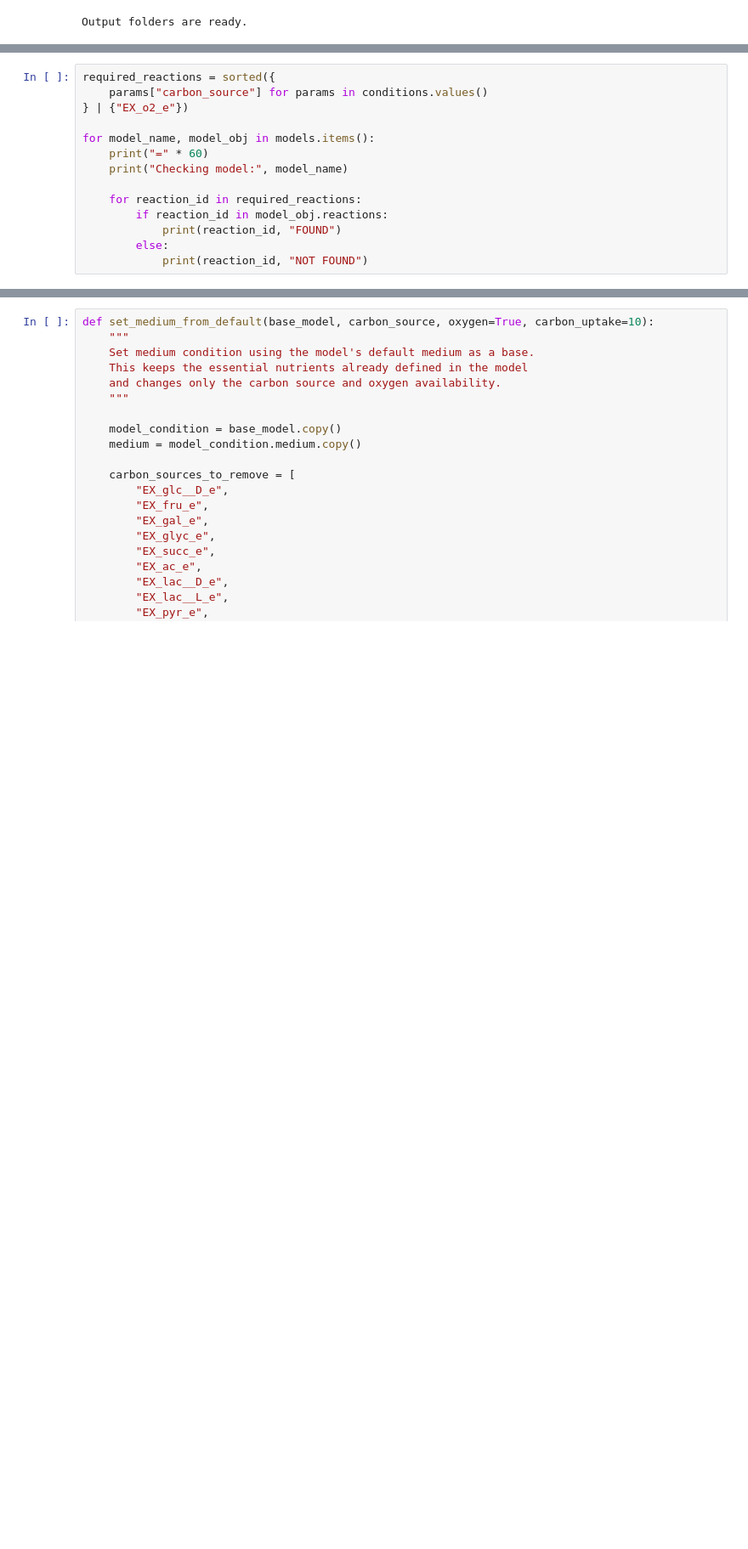
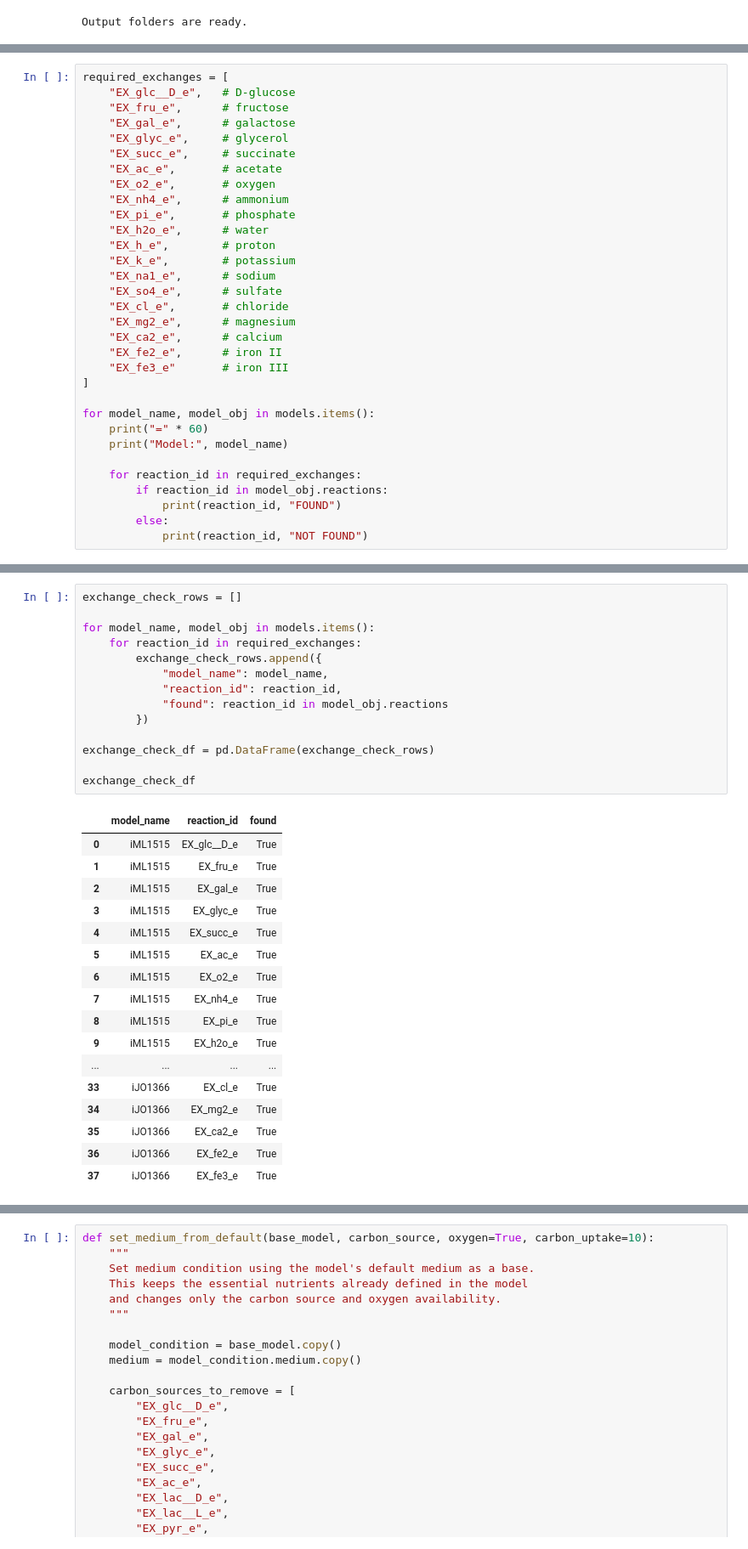
Before and after one commit to kikizippi/fluxomics-2026, a Jupyter notebook: 03_ecoli_model_comparison_iML1515_iJO1366.ipynb, the cells around one changed output, grey strips where cells are left out. Shown at 85% size. Drawn from its saved outputs; the diff is of its cells as text; blank space fills up the shorter version.

Commit message:
Clean E coli model comparison notebook

```diff
--- a/03_ecoli_model_comparison_iML1515_iJO1366.ipynb
+++ b/03_ecoli_model_comparison_iML1515_iJO1366.ipynb
@@ -90,13 +133,31 @@ conditions = {
 # %%
-required_reactions = sorted({
-    params["carbon_source"] for params in conditions.values()
-} | {"EX_o2_e"})
+required_exchanges = [
+    "EX_glc__D_e",   # D-glucose
+    "EX_fru_e",      # fructose
+    "EX_gal_e",      # galactose
+    "EX_glyc_e",     # glycerol
+    "EX_succ_e",     # succinate
+    "EX_ac_e",       # acetate
+    "EX_o2_e",       # oxygen
+    "EX_nh4_e",      # ammonium
+    "EX_pi_e",       # phosphate
+    "EX_h2o_e",      # water
+    "EX_h_e",        # proton
+    "EX_k_e",        # potassium
+    "EX_na1_e",      # sodium
+    "EX_so4_e",      # sulfate
+    "EX_cl_e",       # chloride
+    "EX_mg2_e",      # magnesium
+    "EX_ca2_e",      # calcium
+    "EX_fe2_e",      # iron II
+    "EX_fe3_e"       # iron III
+]
 
 for model_name, model_obj in models.items():
     print("=" * 60)
-    print("Checking model:", model_name)
+    print("Model:", model_name)
 
-    for reaction_id in required_reactions:
+    for reaction_id in required_exchanges:
         if reaction_id in model_obj.reactions:
             print(reaction_id, "FOUND")
         else:
@@ -122,0 +183,32 @@ EX_succ_e FOUND
+# %%
+exchange_check_rows = []
+
+for model_name, model_obj in models.items():
+    for reaction_id in required_exchanges:
+        exchange_check_rows.append({
+            "model_name": model_name,
+            "reaction_id": reaction_id,
+            "found": reaction_id in model_obj.reactions
+        })
+
+exchange_check_df = pd.DataFrame(exchange_check_rows)
+
+exchange_check_df
+# %% [output]
+|  | model_name | reaction_id | found |
+| 0 | iML1515 | EX_glc__D_e | True |
+| 1 | iML1515 | EX_fru_e | True |
+| 2 | iML1515 | EX_gal_e | True |
+| 3 | iML1515 | EX_glyc_e | True |
+| 4 | iML1515 | EX_succ_e | True |
+| 5 | iML1515 | EX_ac_e | True |
+| 6 | iML1515 | EX_o2_e | True |
+| 7 | iML1515 | EX_nh4_e | True |
+| 8 | iML1515 | EX_pi_e | True |
+| 9 | iML1515 | EX_h2o_e | True |
+| ... | ... | ... | ... |
+| 33 | iJO1366 | EX_cl_e | True |
+| 34 | iJO1366 | EX_mg2_e | True |
+| 35 | iJO1366 | EX_ca2_e | True |
+| 36 | iJO1366 | EX_fe2_e | True |
+| 37 | iJO1366 | EX_fe3_e | True |
```
Also changed, not shown: parts of 39 cells of this notebook, 25 other files.
